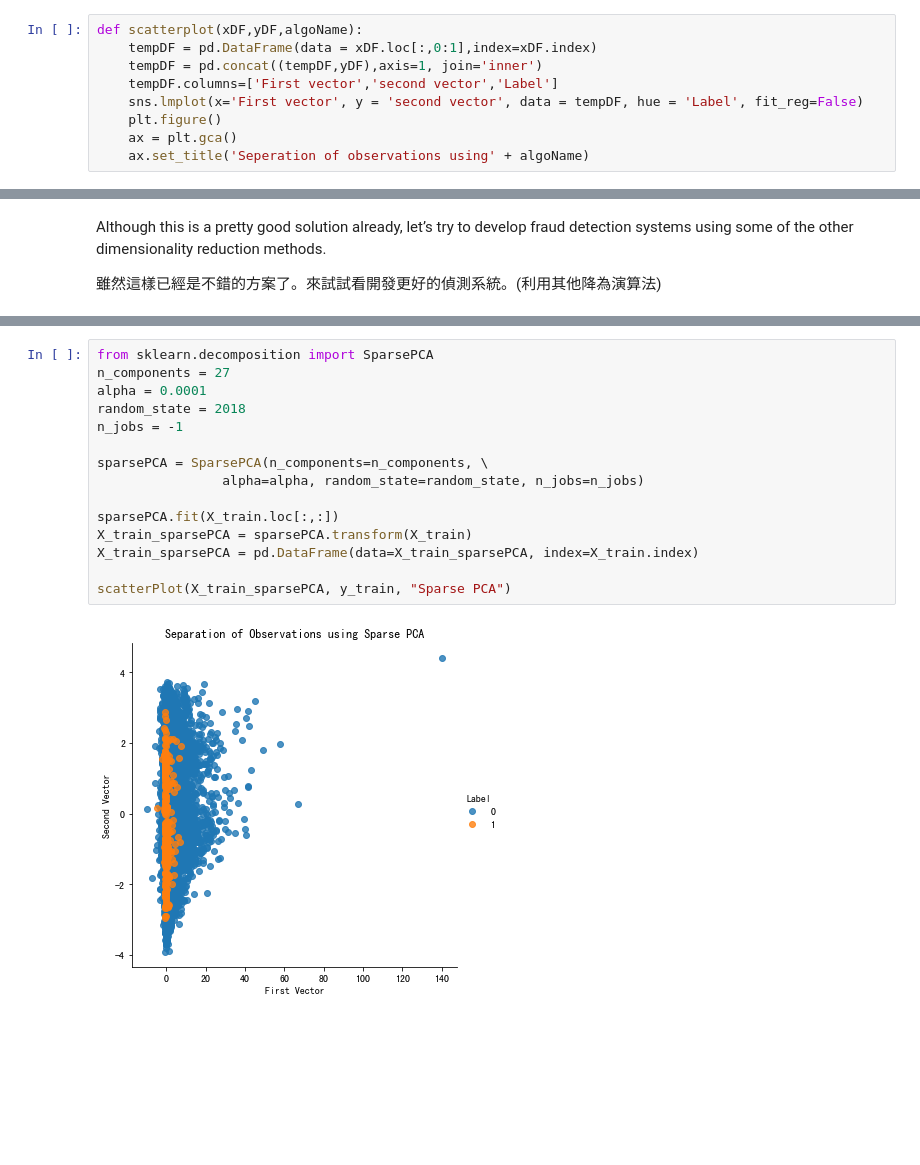
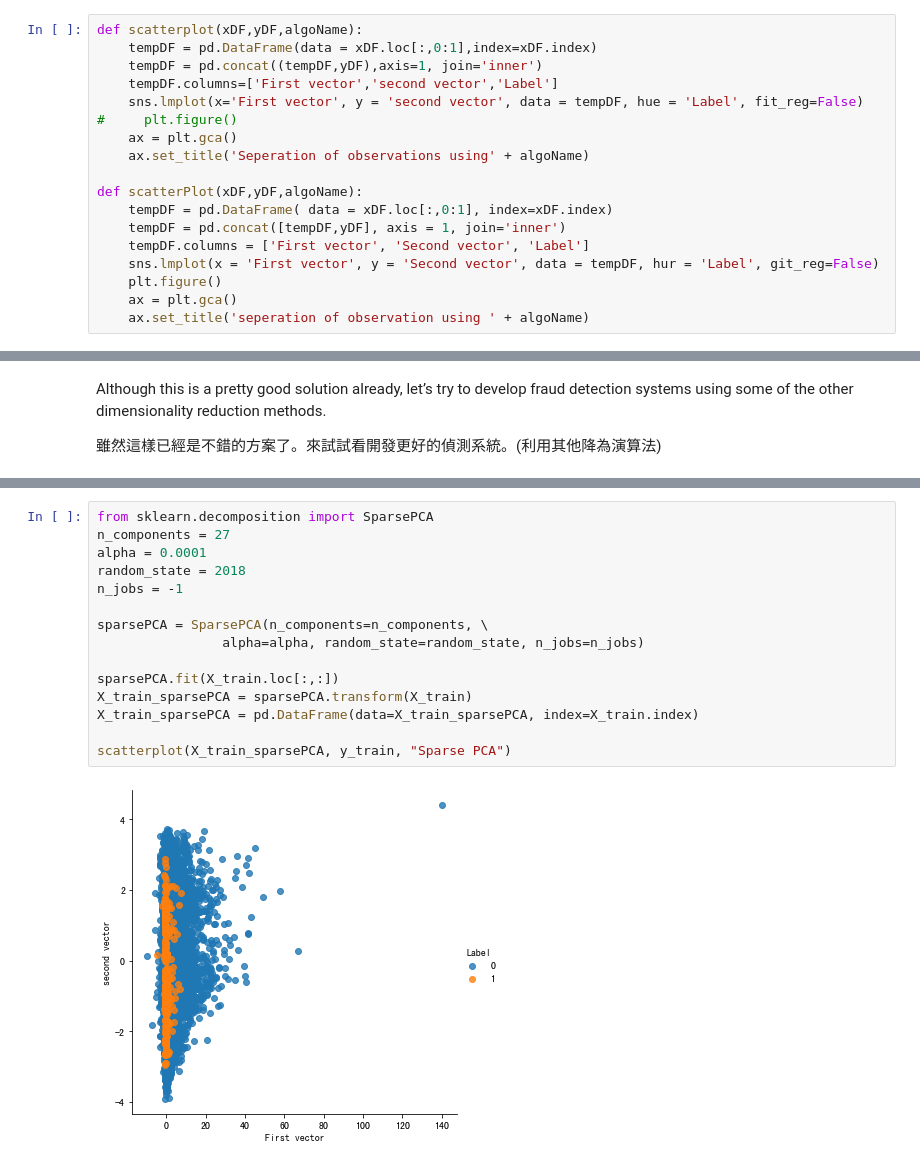
Before and after one commit to agron911/data-analytics, a Jupyter notebook: ML/4_Anomaly_Detection.ipynb, the cells around one changed output, grey strips where cells are left out. Cells and saved outputs as stored; diff of their text form; blank space fills up the shorter version.

```diff
--- a/ML/4_Anomaly_Detection.ipynb
+++ b/ML/4_Anomaly_Detection.ipynb
@@ -129,9 +129,18 @@ def scatterplot(xDF,yDF,algoName):
     tempDF = pd.concat((tempDF,yDF),axis=1, join='inner')
     tempDF.columns=['First vector','second vector','Label']
     sns.lmplot(x='First vector', y = 'second vector', data = tempDF, hue = 'Label', fit_reg=False)
+#     plt.figure()
+    ax = plt.gca()
+    ax.set_title('Seperation of observations using' + algoName)
+
+def scatterPlot(xDF,yDF,algoName):
+    tempDF = pd.DataFrame( data = xDF.loc[:,0:1], index=xDF.index)
+    tempDF = pd.concat([tempDF,yDF], axis = 1, join='inner')
+    tempDF.columns = ['First vector', 'Second vector', 'Label']
+    sns.lmplot(x = 'First vector', y = 'Second vector', data = tempDF, hur = 'Label', git_reg=False)
     plt.figure()
     ax = plt.gca()
-    ax.set_title('Seperation of observations using' + algoName)
+    ax.set_title('seperation of observation using ' + algoName)
 # %% [markdown]
 ### Normal PCA Anomaly Detection
 
@@ -363,17 +373,17 @@ Let’s begin by generating the sparse PCA matrix with 27 principal components a
 # %%
 from sklearn.decomposition import SparsePCA
 n_components = 27
 alpha = 0.0001
 random_state = 2018
 n_jobs = -1
 
 sparsePCA = SparsePCA(n_components=n_components, \
                 alpha=alpha, random_state=random_state, n_jobs=n_jobs)
 
 sparsePCA.fit(X_train.loc[:,:])
 X_train_sparsePCA = sparsePCA.transform(X_train)
 X_train_sparsePCA = pd.DataFrame(data=X_train_sparsePCA, index=X_train.index)
 
-scatterPlot(X_train_sparsePCA, y_train, "Sparse PCA")
+scatterplot(X_train_sparsePCA, y_train, "Sparse PCA")
 # %% [output]
-[figure, old version]
+[figure, new version]
```
Also changed, not shown: parts of 30 cells of this notebook.
